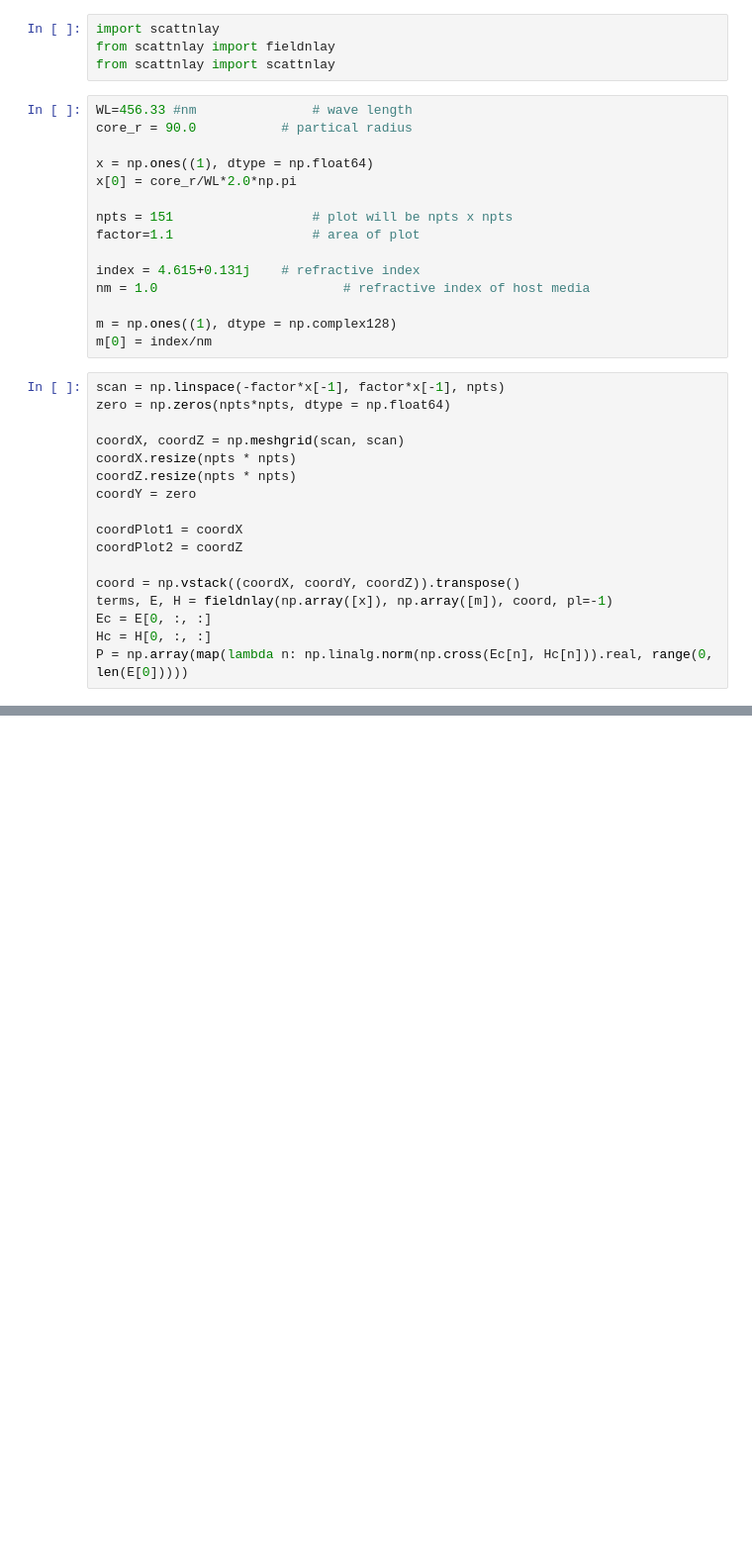
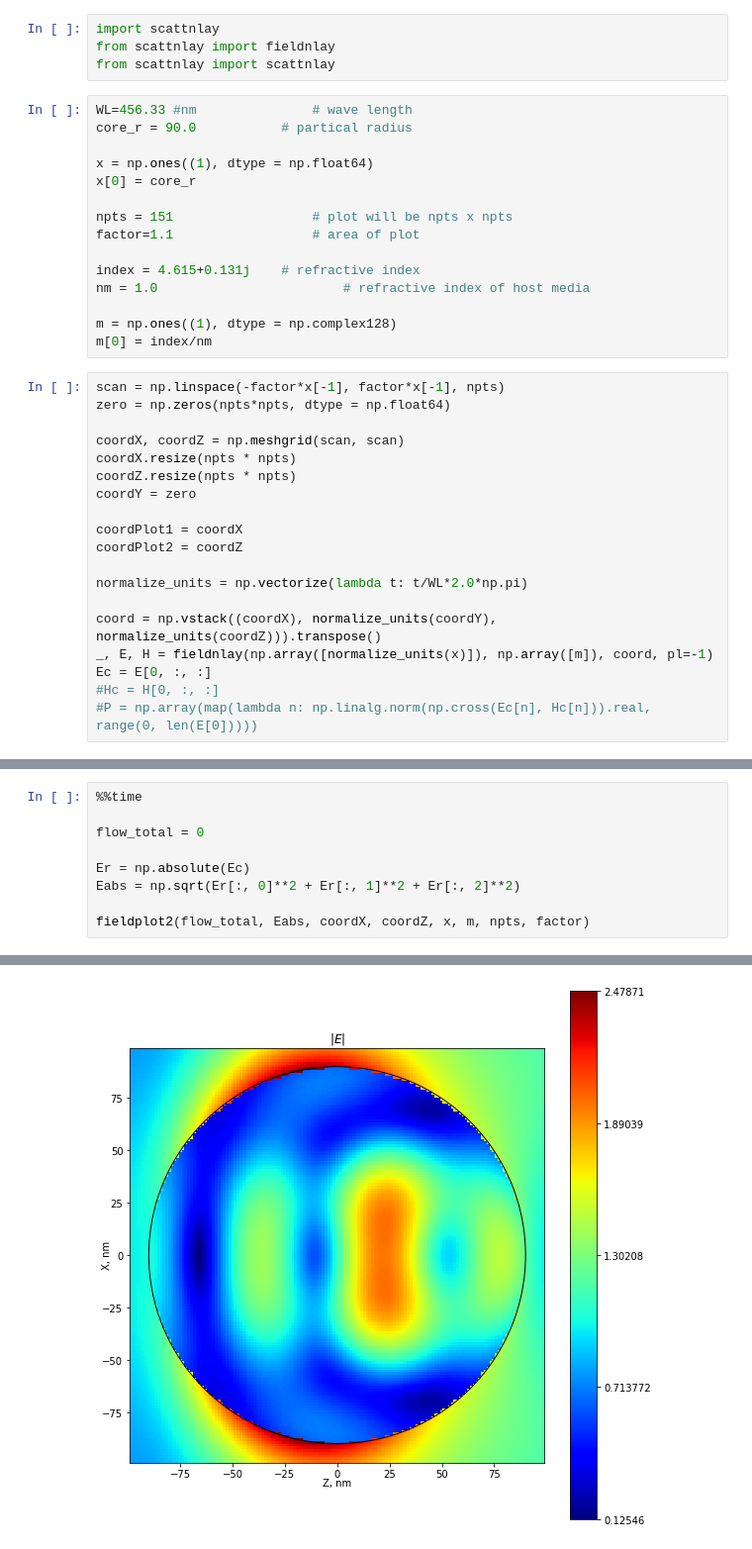
Before and after one commit to BioRyajenka/scattnlay, a Jupyter notebook: examples/Untitled.ipynb, the cells around one changed output, grey strips where cells are left out. Shown at 99% size. Saved outputs shown, nothing was run; the diff lists cells and outputs as text; blank space fills up the shorter version.

Commit message:
Unify plotting

```diff
--- a/examples/Untitled.ipynb
+++ b/examples/Untitled.ipynb
@@ -17,7 +12,7 @@ WL=456.33 #nm 				# wave length
 core_r = 90.0			# partical radius
 
 x = np.ones((1), dtype = np.float64)
-x[0] = core_r/WL*2.0*np.pi
+x[0] = core_r
 
 npts = 151					# plot will be npts x npts
 factor=1.1					# area of plot
@@ -39,8 +34,10 @@ coordY = zero
 coordPlot1 = coordX
 coordPlot2 = coordZ
 
-coord = np.vstack((coordX, coordY, coordZ)).transpose()
-terms, E, H = fieldnlay(np.array([x]), np.array([m]), coord, pl=-1)
+normalize_units = np.vectorize(lambda t: t/WL*2.0*np.pi)
+
+coord = np.vstack((coordX), normalize_units(coordY), normalize_units(coordZ))).transpose()
+_, E, H = fieldnlay(np.array([normalize_units(x)]), np.array([m]), coord, pl=-1)
 Ec = E[0, :, :]
-Hc = H[0, :, :]
-P = np.array(map(lambda n: np.linalg.norm(np.cross(Ec[n], Hc[n])).real, range(0, len(E[0]))))
+#Hc = H[0, :, :]
+#P = np.array(map(lambda n: np.linalg.norm(np.cross(Ec[n], Hc[n])).real, range(0, len(E[0]))))
@@ -147,0 +44,10 @@ Wall time: 9.35 s
+# %%
+%%time
+
+flow_total = 0
+
+Er = np.absolute(Ec)
+Eabs = np.sqrt(Er[:, 0]**2 + Er[:, 1]**2 + Er[:, 2]**2)
+
+fieldplot2(flow_total, Eabs, coordX, coordZ, x, m, npts, factor)
+# %% [output]
@@ -147,0 +56 @@ Wall time: 9.35 s
+[figure, added]
```
Also changed, not shown: parts of 4 cells of this notebook, 2 other files.
